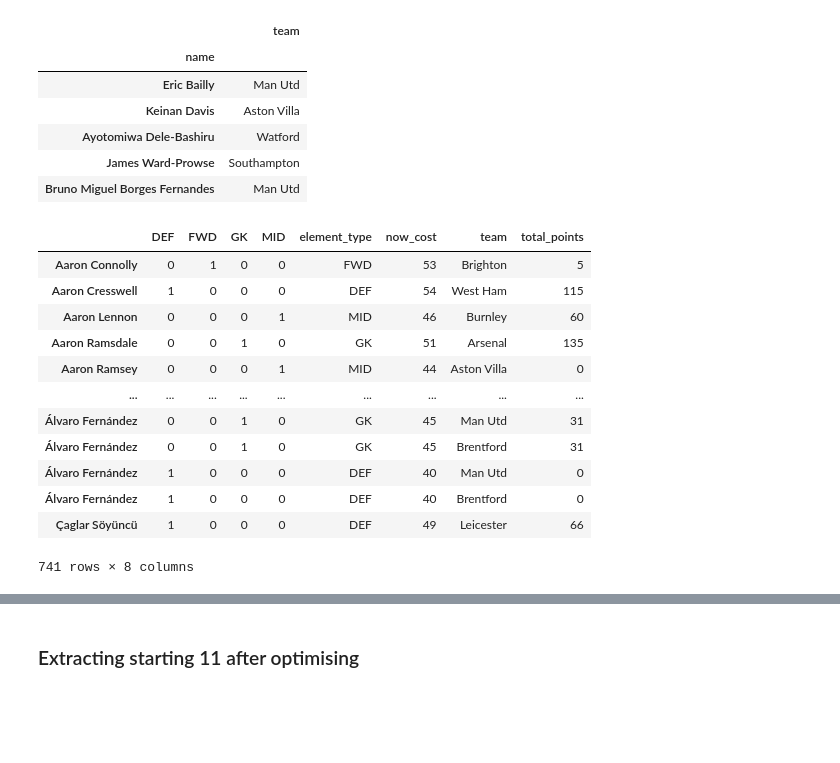
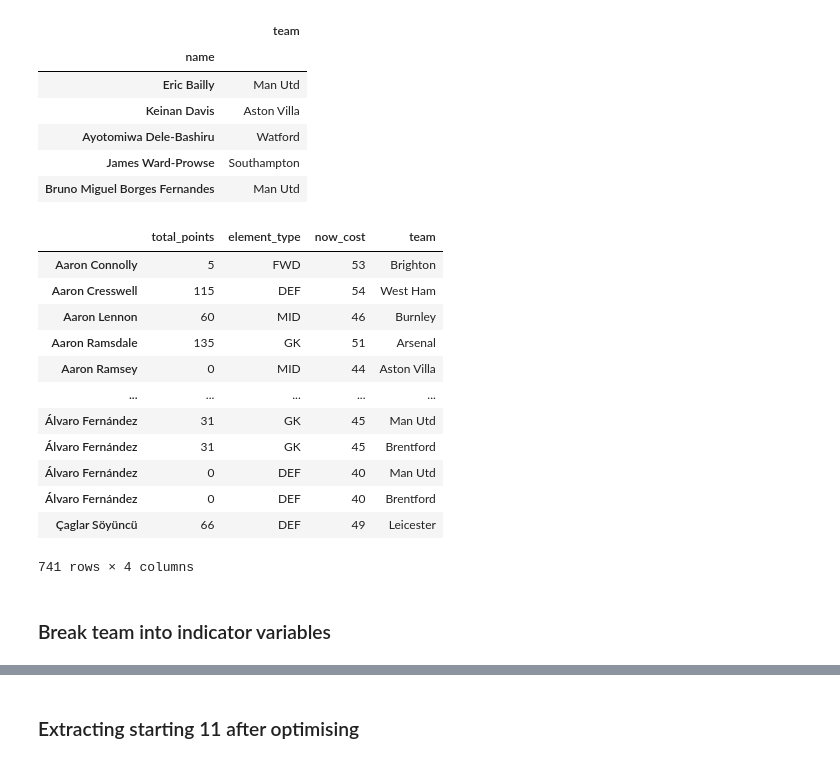
Before and after one commit to yuliangod/Optimisation-1D, a Jupyter notebook: Data processing.ipynb, the cells around one changed output, grey strips where cells are left out. Drawn from its saved outputs; the diff is of its cells as text; code cells hidden in the pictures; blank space fills up the shorter version.

```diff
--- a/Data processing.ipynb
+++ b/Data processing.ipynb
@@ -66,7 +45,7 @@ df.head()
 # %% [markdown]
 ### Add club of players
 # %%
-club_df = pd.read_csv("Raw Data/gw38.csv", index_col="name")
+club_df = pd.read_csv("Raw Data/Game Weeks/gw38.csv", index_col="name")
 club_df.head()
 # %% [output]
 |  | position | team | xP | assists | bonus | bps | clean_sheets | creativity | element | fixture | ... |
@@ -89,19 +68,22 @@ club_df.head()
 | James Ward-Prowse | Southampton |
 | Bruno Miguel Borges Fernandes | Man Utd |
 # %%
-df = df.combine_first(club_df)
+# merge club df with main df
+df = pd.merge(df, club_df, left_index=True, right_index=True, how="outer")
 df
 # %% [output]
-|  | DEF | FWD | GK | MID | element_type | now_cost | team | total_points |
-| Aaron Connolly | 0 | 1 | 0 | 0 | FWD | 53 | Brighton | 5 |
-| Aaron Cresswell | 1 | 0 | 0 | 0 | DEF | 54 | West Ham | 115 |
-| Aaron Lennon | 0 | 0 | 0 | 1 | MID | 46 | Burnley | 60 |
-| Aaron Ramsdale | 0 | 0 | 1 | 0 | GK | 51 | Arsenal | 135 |
-| Aaron Ramsey | 0 | 0 | 0 | 1 | MID | 44 | Aston Villa | 0 |
-| ... | ... | ... | ... | ... | ... | ... | ... | ... |
-| Álvaro Fernández | 0 | 0 | 1 | 0 | GK | 45 | Man Utd | 31 |
-| Álvaro Fernández | 0 | 0 | 1 | 0 | GK | 45 | Brentford | 31 |
-| Álvaro Fernández | 1 | 0 | 0 | 0 | DEF | 40 | Man Utd | 0 |
-| Álvaro Fernández | 1 | 0 | 0 | 0 | DEF | 40 | Brentford | 0 |
-| Çaglar Söyüncü | 1 | 0 | 0 | 0 | DEF | 49 | Leicester | 66 |
+|  | total_points | element_type | now_cost | team |
+| Aaron Connolly | 5 | FWD | 53 | Brighton |
+| Aaron Cresswell | 115 | DEF | 54 | West Ham |
+| Aaron Lennon | 60 | MID | 46 | Burnley |
+| Aaron Ramsdale | 135 | GK | 51 | Arsenal |
+| Aaron Ramsey | 0 | MID | 44 | Aston Villa |
+| ... | ... | ... | ... | ... |
+| Álvaro Fernández | 31 | GK | 45 | Man Utd |
+| Álvaro Fernández | 31 | GK | 45 | Brentford |
+| Álvaro Fernández | 0 | DEF | 40 | Man Utd |
+| Álvaro Fernández | 0 | DEF | 40 | Brentford |
+| Çaglar Söyüncü | 66 | DEF | 49 | Leicester |
-741 rows × 8 columns
+741 rows × 4 columns
+# %% [markdown]
+### Break team into indicator variables
```
Also changed, not shown: parts of 21 cells of this notebook, 45 other files.
